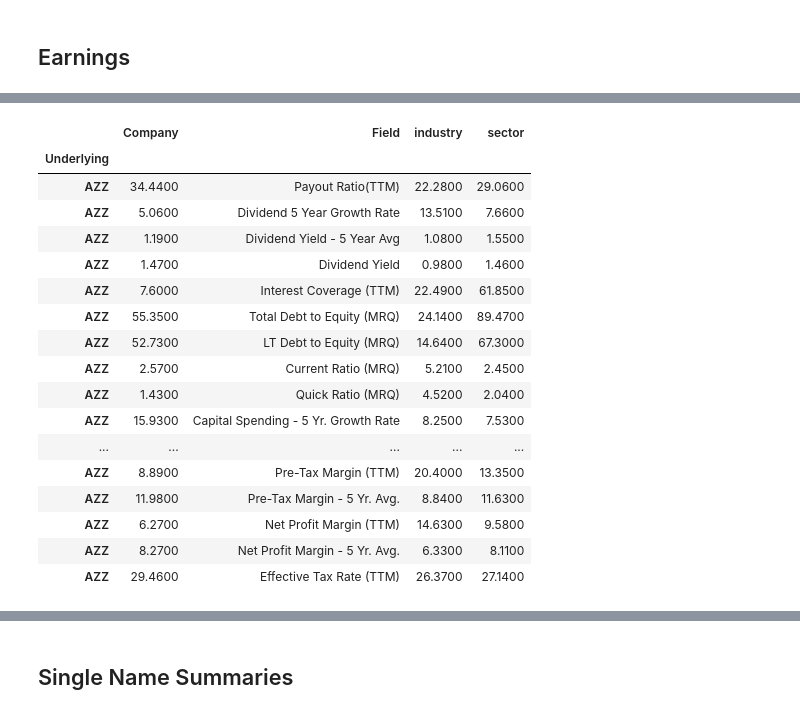
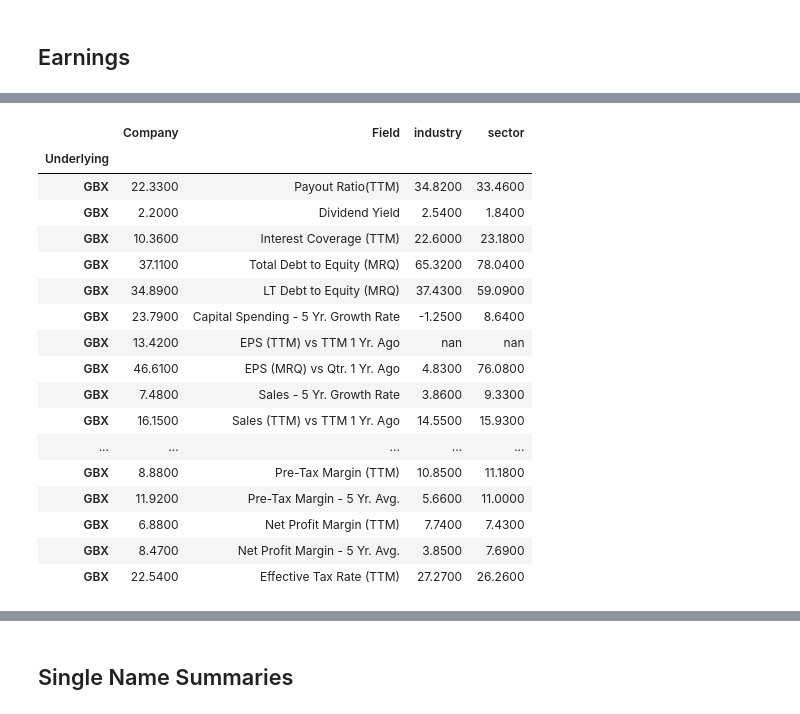
Before and after one commit to auto-d1dact/Trading, a Jupyter notebook: Notebooks/Daily Trading v2.ipynb, the cells around one changed output, grey strips where cells are left out. Cells and saved outputs as stored; diff of their text form; code cells hidden in the pictures.

```diff
--- a/Notebooks/Daily Trading v2.ipynb
+++ b/Notebooks/Daily Trading v2.ipynb
@@ -171,3 +173,41 @@ as_df
+# %%
+sp500_const_url = 'https://www.slickcharts.com/sp500'
+sp500_const_html = requests.get(sp500_const_url).text
+soup_sp500_const = bs(sp500_const_html, 'lxml')
+sp500_table_text = soup_sp500_const.find_all('table')[0]
+sp500_const_dict = {}
+
+headers = []
+
+for i,row in enumerate(sp500_table_text.find_all('tr')):
+
+    if i == 0:
+        cols = row.find_all('th')
+
+        for j, col in enumerate(cols):
+            if j == 0:
+                continue
+            else:
+                headers.append(col.text)
+                sp500_const_dict[col.text] = []
+    else:
+        cols = row.find_all('td')
+
+        for j, col in enumerate(cols):
+            if j == 0:
+                continue
+            else:
+
+                current_value = col.text.strip().replace(',','')
+                if j == 3 or j == 4:
+                    current_value = float(current_value)
+                elif j == 5:
+                    current_value = current_value.split(' ')[-1].replace('(','').replace(')','').replace('%','')
+
+                sp500_const_dict[headers[j - 1]].append(current_value)
+
+sp500_const = pd.DataFrame(sp500_const_dict)
+sp500_const['CumulativeWeight'] = sp500_const.Weight.cumsum()
 # %% [markdown]
 ## Earnings
 # %%
@@ -528,7 +568,7 @@ if check_options:
 
         try:
             curr_options = all_options(name,100,1,moneyness=0.1)
-            if len(curr_options) > 0 and (curr_options['Ask'] - curr_options['Bid']).mean() < 0.5:
+            if len(curr_options) > 0 and (curr_options['Ask'] - curr_options['Bid']).mean() < 0.8:
                 options_dict[name] = curr_options
         except:
             None
@@ -704,27 +752,27 @@ display[display_cols]
 | GBX | 2019-01-09 | Before Market Open | 0.3954 | 0.8865 | 1.0054 | 0.5364 | ... |
 # %%
-ticker = 'AZZ'
+ticker = 'GBX'
 
 reuters_fundamentals[ticker][reuters_fundamentals[ticker]['Company'].isnull() != True]
 # %% [output]
 |  | Company | Field | industry | sector |
 | Underlying |  |  |  |  |
-| AZZ | 34.4400 | Payout Ratio(TTM) | 22.2800 | 29.0600 |
-| AZZ | 5.0600 | Dividend 5 Year Growth Rate | 13.5100 | 7.6600 |
-| AZZ | 1.1900 | Dividend Yield - 5 Year Avg | 1.0800 | 1.5500 |
-| AZZ | 1.4700 | Dividend Yield | 0.9800 | 1.4600 |
-| AZZ | 7.6000 | Interest Coverage (TTM) | 22.4900 | 61.8500 |
-| AZZ | 55.3500 | Total Debt to Equity (MRQ) | 24.1400 | 89.4700 |
-| AZZ | 52.7300 | LT Debt to Equity (MRQ) | 14.6400 | 67.3000 |
-| AZZ | 2.5700 | Current Ratio (MRQ) | 5.2100 | 2.4500 |
-| AZZ | 1.4300 | Quick Ratio (MRQ) | 4.5200 | 2.0400 |
-| AZZ | 15.9300 | Capital Spending - 5 Yr. Growth Rate | 8.2500 | 7.5300 |
+| GBX | 22.3300 | Payout Ratio(TTM) | 34.8200 | 33.4600 |
+| GBX | 2.2000 | Dividend Yield | 2.5400 | 1.8400 |
+| GBX | 10.3600 | Interest Coverage (TTM) | 22.6000 | 23.1800 |
+| GBX | 37.1100 | Total Debt to Equity (MRQ) | 65.3200 | 78.0400 |
+| GBX | 34.8900 | LT Debt to Equity (MRQ) | 37.4300 | 59.0900 |
+| GBX | 23.7900 | Capital Spending - 5 Yr. Growth Rate | -1.2500 | 8.6400 |
+| GBX | 13.4200 | EPS (TTM) vs TTM 1 Yr. Ago | nan | nan |
+| GBX | 46.6100 | EPS (MRQ) vs Qtr. 1 Yr. Ago | 4.8300 | 76.0800 |
+| GBX | 7.4800 | Sales - 5 Yr. Growth Rate | 3.8600 | 9.3300 |
+| GBX | 16.1500 | Sales (TTM) vs TTM 1 Yr. Ago | 14.5500 | 15.9300 |
 | ... | ... | ... | ... | ... |
-| AZZ | 8.8900 | Pre-Tax Margin (TTM) | 20.4000 | 13.3500 |
-| AZZ | 11.9800 | Pre-Tax Margin - 5 Yr. Avg. | 8.8400 | 11.6300 |
-| AZZ | 6.2700 | Net Profit Margin (TTM) | 14.6300 | 9.5800 |
-| AZZ | 8.2700 | Net Profit Margin - 5 Yr. Avg. | 6.3300 | 8.1100 |
-| AZZ | 29.4600 | Effective Tax Rate (TTM) | 26.3700 | 27.1400 |
+| GBX | 8.8800 | Pre-Tax Margin (TTM) | 10.8500 | 11.1800 |
+| GBX | 11.9200 | Pre-Tax Margin - 5 Yr. Avg. | 5.6600 | 11.0000 |
+| GBX | 6.8800 | Net Profit Margin (TTM) | 7.7400 | 7.4300 |
+| GBX | 8.4700 | Net Profit Margin - 5 Yr. Avg. | 3.8500 | 7.6900 |
+| GBX | 22.5400 | Effective Tax Rate (TTM) | 27.2700 | 26.2600 |
 # %%
 quarterly_fin[quarterly_fin.index == ticker].T
 # %% [output]
```
Also changed, not shown: parts of 9 cells of this notebook, 1 other file.
